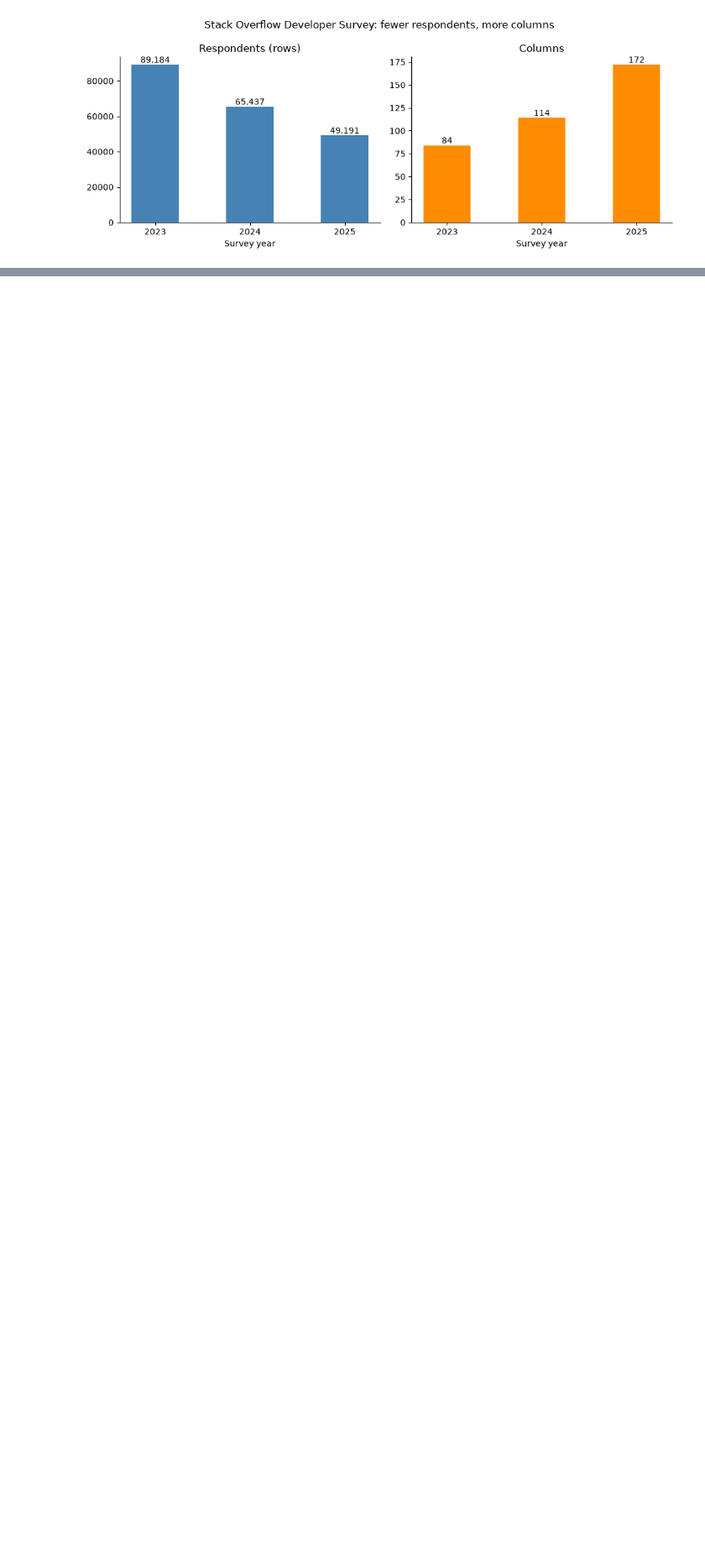
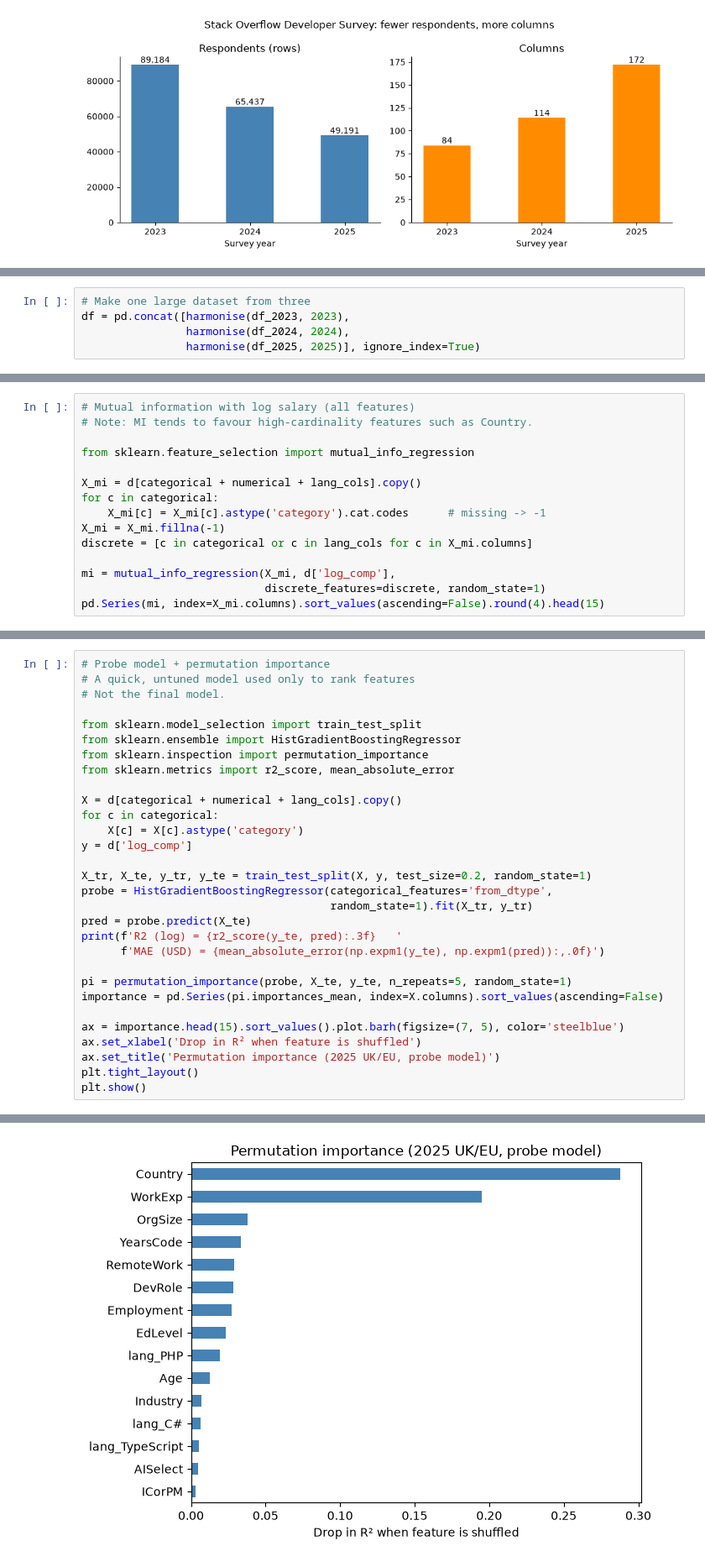
Before and after one commit to spycebot/machine-learning-zoomcamp-projects, a Jupyter notebook: midterm-project/jobs-in-computers.ipynb, the cells around one changed output, grey strips where cells are left out. Shown at 84% size. Saved outputs shown, nothing was run; the diff lists cells and outputs as text; blank space fills up the shorter version.

Commit message:
Harmonise, Featurise, Visualise, Normalise

```diff
--- a/midterm-project/jobs-in-computers.ipynb
+++ b/midterm-project/jobs-in-computers.ipynb
@@ -278,0 +313,5 @@ plt.show()
+# %%
+# Make one large dataset from three
+df = pd.concat([harmonise(df_2023, 2023),
+                harmonise(df_2024, 2024),
+                harmonise(df_2025, 2025)], ignore_index=True)
@@ -278,0 +425,15 @@ plt.show()
+# %%
+# Mutual information with log salary (all features)
+# Note: MI tends to favour high-cardinality features such as Country.
+
+from sklearn.feature_selection import mutual_info_regression
+
+X_mi = d[categorical + numerical + lang_cols].copy()
+for c in categorical:
+    X_mi[c] = X_mi[c].astype('category').cat.codes      # missing -> -1
+X_mi = X_mi.fillna(-1)
+discrete = [c in categorical or c in lang_cols for c in X_mi.columns]
+
+mi = mutual_info_regression(X_mi, d['log_comp'],
+                            discrete_features=discrete, random_state=1)
+pd.Series(mi, index=X_mi.columns).sort_values(ascending=False).round(4).head(15)
@@ -278,0 +457,31 @@ plt.show()
+# %%
+# Probe model + permutation importance
+# A quick, untuned model used only to rank features
+# Not the final model.
+
+from sklearn.model_selection import train_test_split
+from sklearn.ensemble import HistGradientBoostingRegressor
+from sklearn.inspection import permutation_importance
+from sklearn.metrics import r2_score, mean_absolute_error
+
+X = d[categorical + numerical + lang_cols].copy()
+for c in categorical:
+    X[c] = X[c].astype('category')
+y = d['log_comp']
+
+X_tr, X_te, y_tr, y_te = train_test_split(X, y, test_size=0.2, random_state=1)
+probe = HistGradientBoostingRegressor(categorical_features='from_dtype',
+                                      random_state=1).fit(X_tr, y_tr)
+pred = probe.predict(X_te)
+print(f'R2 (log) = {r2_score(y_te, pred):.3f}   '
+      f'MAE (USD) = {mean_absolute_error(np.expm1(y_te), np.expm1(pred)):,.0f}')
+
+pi = permutation_importance(probe, X_te, y_te, n_repeats=5, random_state=1)
+importance = pd.Series(pi.importances_mean, index=X.columns).sort_values(ascending=False)
+
+ax = importance.head(15).sort_values().plot.barh(figsize=(7, 5), color='steelblue')
+ax.set_xlabel('Drop in R² when feature is shuffled')
+ax.set_title('Permutation importance (2025 UK/EU, probe model)')
+plt.tight_layout()
+plt.show()
+# %% [output]
@@ -278,0 +489 @@ plt.show()
+[figure, added]
```
Also changed, not shown: parts of 11 cells of this notebook.
